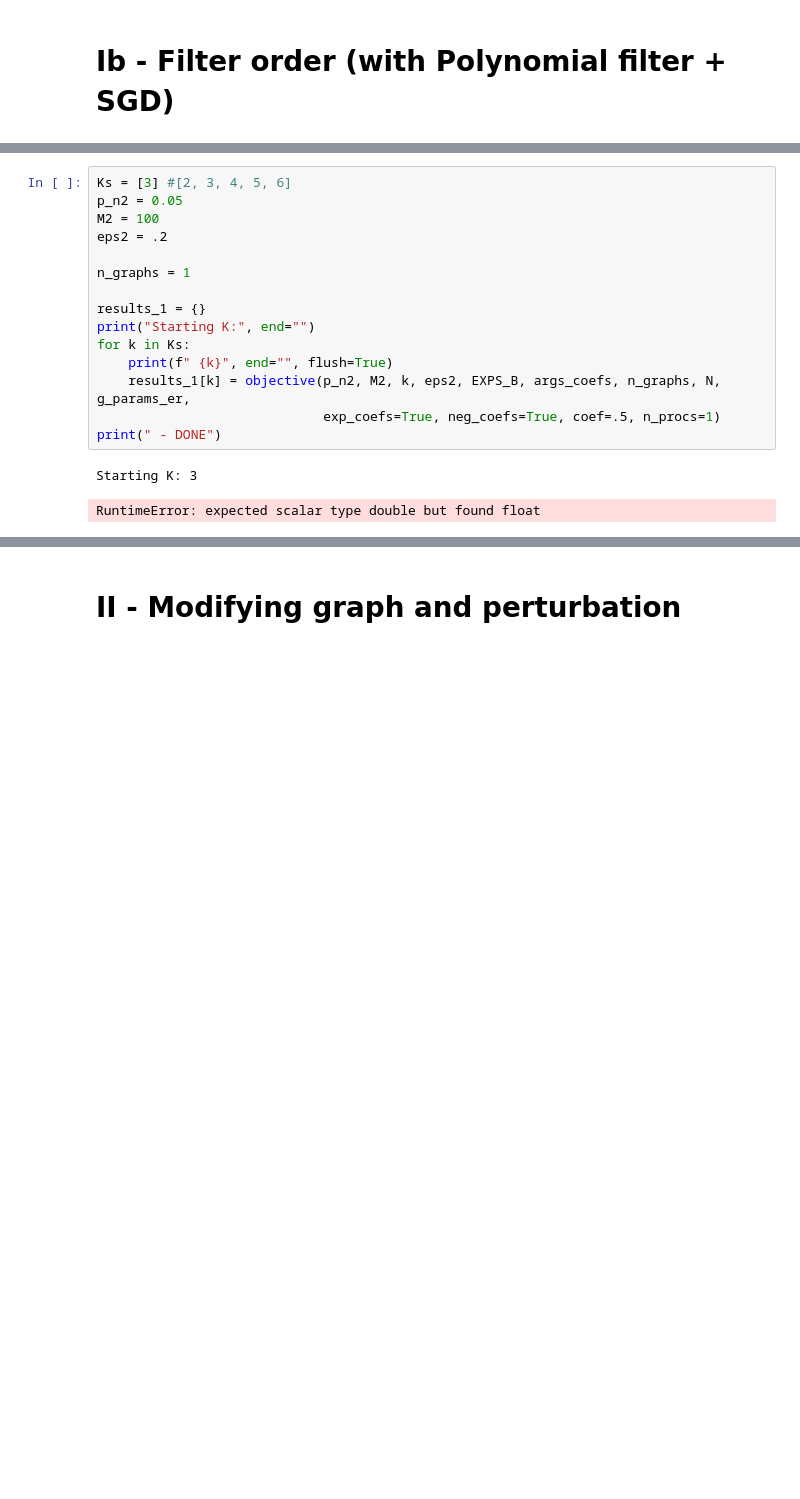
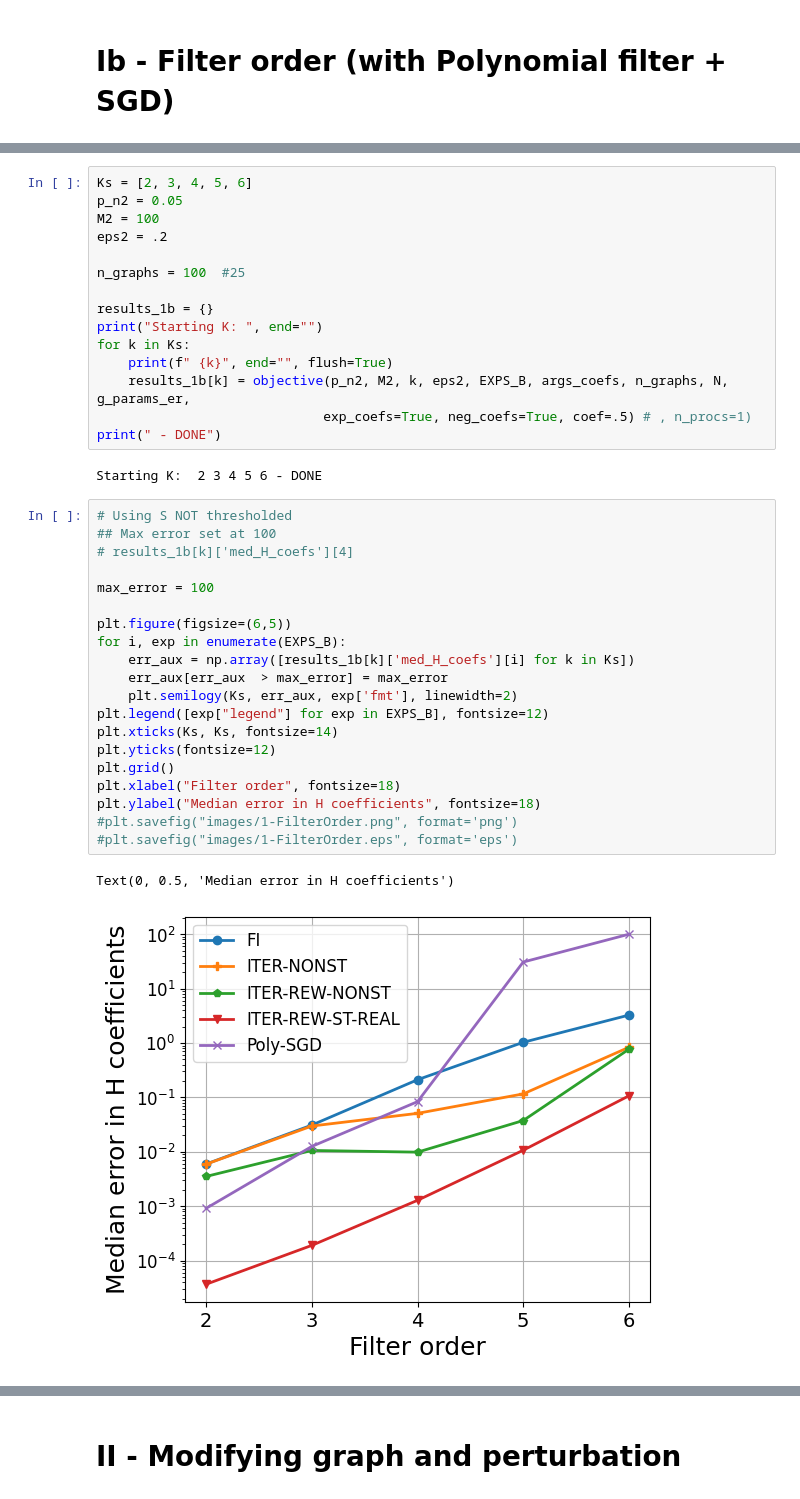
Before and after one commit to reysam93/graph_denoising, a Jupyter notebook: synth_data/figures_paper.ipynb, the cells around one changed output, grey strips where cells are left out. Drawn from its saved outputs; the diff is of its cells as text; blank space fills up the shorter version.

```diff
--- a/synth_data/figures_paper.ipynb
+++ b/synth_data/figures_paper.ipynb
@@ -215,20 +215,42 @@ args_coefs = {
     }
 }
 # %%
-Ks = [3] #[2, 3, 4, 5, 6]
+Ks = [2, 3, 4, 5, 6]
 p_n2 = 0.05
 M2 = 100
 eps2 = .2
 
-n_graphs = 1
+n_graphs = 100  #25
 
-results_1 = {}
-print("Starting K:", end="")
+results_1b = {}
+print("Starting K: ", end="")
 for k in Ks:
     print(f" {k}", end="", flush=True)
-    results_1[k] = objective(p_n2, M2, k, eps2, EXPS_B, args_coefs, n_graphs, N, g_params_er,
-                             exp_coefs=True, neg_coefs=True, coef=.5, n_procs=1)
+    results_1b[k] = objective(p_n2, M2, k, eps2, EXPS_B, args_coefs, n_graphs, N, g_params_er,
+                             exp_coefs=True, neg_coefs=True, coef=.5) # , n_procs=1)
 print(" - DONE")
 # %% [output]
-Starting K: 3
+Starting K:  2 3 4 5 6 - DONE
-RuntimeError: expected scalar type double but found float
+# %%
+# Using S NOT thresholded
+## Max error set at 100
+# results_1b[k]['med_H_coefs'][4]
+
+max_error = 100
+
+plt.figure(figsize=(6,5))
+for i, exp in enumerate(EXPS_B):
+    err_aux = np.array([results_1b[k]['med_H_coefs'][i] for k in Ks])
+    err_aux[err_aux  > max_error] = max_error
+    plt.semilogy(Ks, err_aux, exp['fmt'], linewidth=2)
+plt.legend([exp["legend"] for exp in EXPS_B], fontsize=12)
+plt.xticks(Ks, Ks, fontsize=14)
+plt.yticks(fontsize=12)
+plt.grid()
+plt.xlabel("Filter order", fontsize=18)
+plt.ylabel("Median error in H coefficients", fontsize=18)
+#plt.savefig("images/1-FilterOrder.png", format='png')
+#plt.savefig("images/1-FilterOrder.eps", format='eps')
+# %% [output]
+Text(0, 0.5, 'Median error in H coefficients')
+[figure, added]
```
Also changed, not shown: parts of 8 cells of this notebook, 4 other files.
